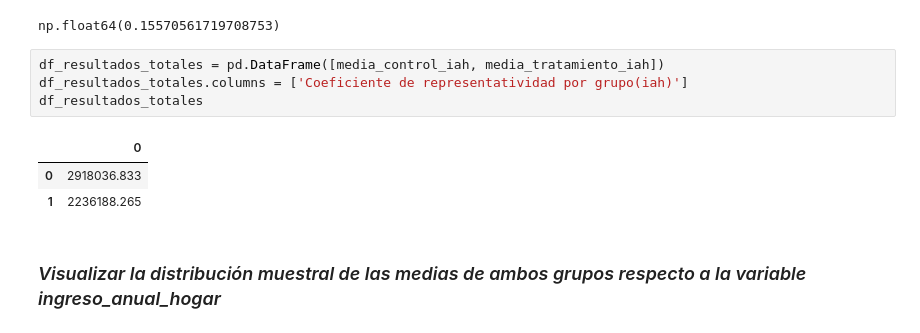
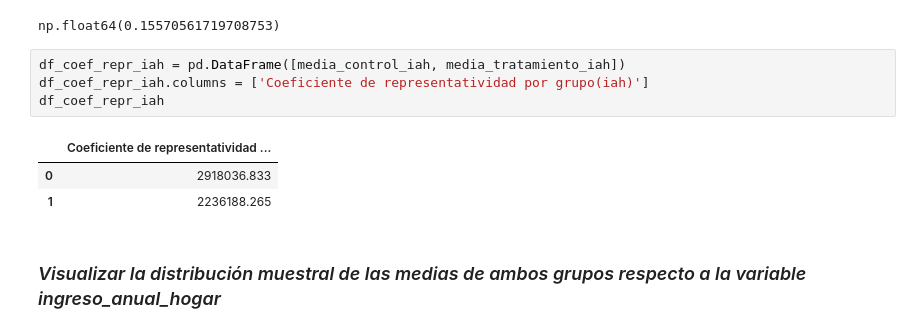
Before and after one commit to andreasoledadguerra/impact-evaluation-of-public-policy, a Jupyter notebook: impact_evaluation_policy.ipynb, the cells around one changed output. Drawn from its saved outputs; the diff is of its cells as text.

Commit message:
refactor: change name of df_resultados_totales to df_coef_repr_iah

```diff
--- a/impact_evaluation_policy.ipynb
+++ b/impact_evaluation_policy.ipynb
@@ -841,11 +841,11 @@ error_relativo_t
 # %% [output]
 np.float64(0.15570561719708753)
 # %%
-df_resultados_totales = pd.DataFrame([media_control_iah, media_tratamiento_iah])
-df_resultados_totales.columns = ['Coeficiente de representatividad por grupo(iah)']
-df_resultados_totales
+df_coef_repr_iah = pd.DataFrame([media_control_iah, media_tratamiento_iah])
+df_coef_repr_iah.columns = ['Coeficiente de representatividad por grupo(iah)']
+df_coef_repr_iah
 # %% [output]
-|  | 0 |
+|  | Coeficiente de representatividad ... |
 | 0 | 2918036.833 |
 | 1 | 2236188.265 |
 # %% [markdown]
```
